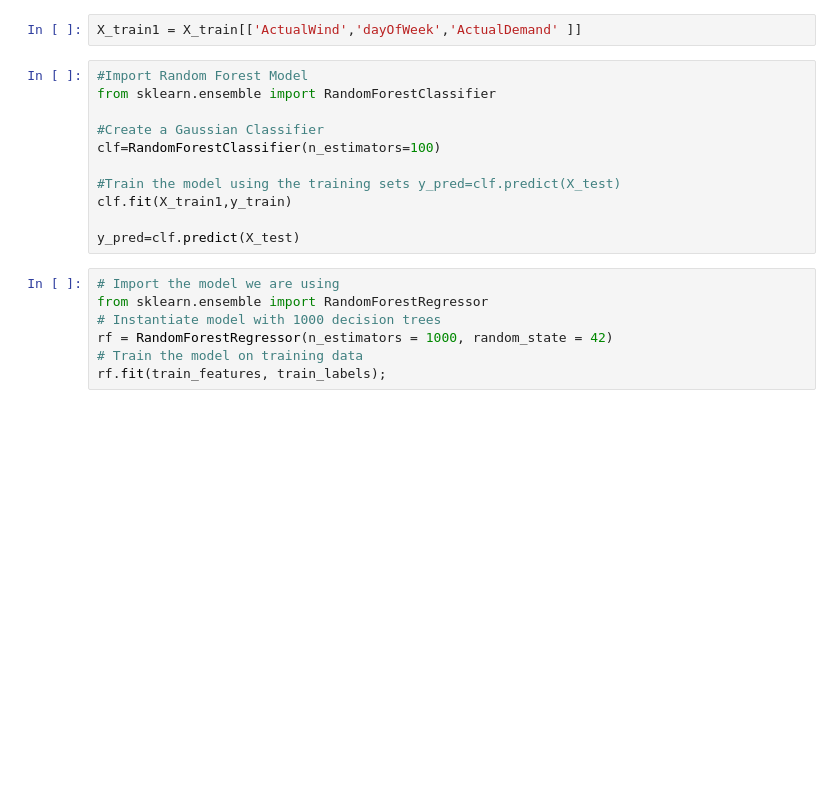
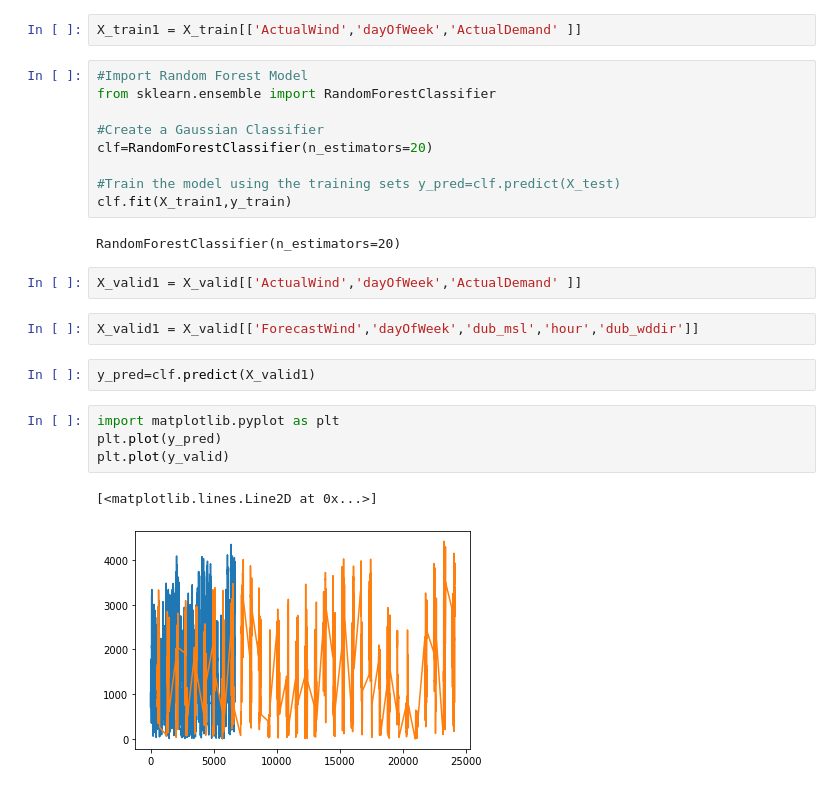
Before and after one commit to kevinTheQuigley/chargeTimeAnalytics, a Jupyter notebook: ChargeTimeML.ipynb, the cells around one changed output. Cells and saved outputs as stored; diff of their text form; blank space fills up the shorter version.

```diff
--- a/ChargeTimeML.ipynb
+++ b/ChargeTimeML.ipynb
@@ -108,16 +94,22 @@ X_train1 = X_train[['ActualWind','dayOfWeek','ActualDemand' ]]
 from sklearn.ensemble import RandomForestClassifier
 
 #Create a Gaussian Classifier
-clf=RandomForestClassifier(n_estimators=100)
+clf=RandomForestClassifier(n_estimators=20)
 
 #Train the model using the training sets y_pred=clf.predict(X_test)
 clf.fit(X_train1,y_train)
-
-y_pred=clf.predict(X_test)
+# %% [output]
+RandomForestClassifier(n_estimators=20)
-# %%
-# Import the model we are using
-from sklearn.ensemble import RandomForestRegressor
-# Instantiate model with 1000 decision trees
-rf = RandomForestRegressor(n_estimators = 1000, random_state = 42)
-# Train the model on training data
-rf.fit(train_features, train_labels);
+# %%
+X_valid1 = X_valid[['ActualWind','dayOfWeek','ActualDemand' ]]
+# %%
+X_valid1 = X_valid[['ForecastWind','dayOfWeek','dub_msl','hour','dub_wddir']]
+# %%
+y_pred=clf.predict(X_valid1)
+# %%
+import matplotlib.pyplot as plt
+plt.plot(y_pred)
+plt.plot(y_valid)
+# %% [output]
+[<matplotlib.lines.Line2D at 0x...>]
+[figure, added]
```
Also changed, not shown: parts of 11 cells of this notebook.
